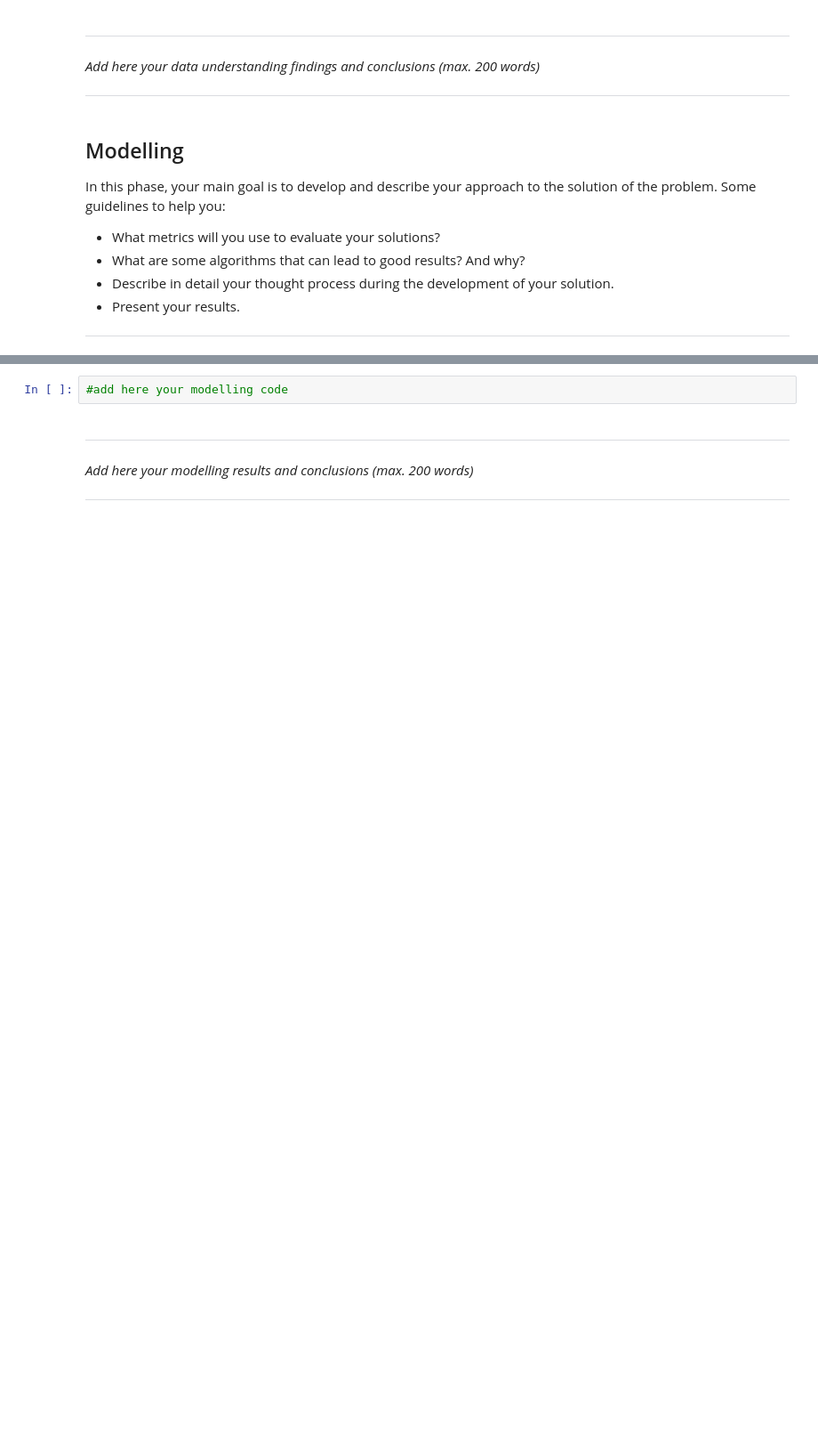
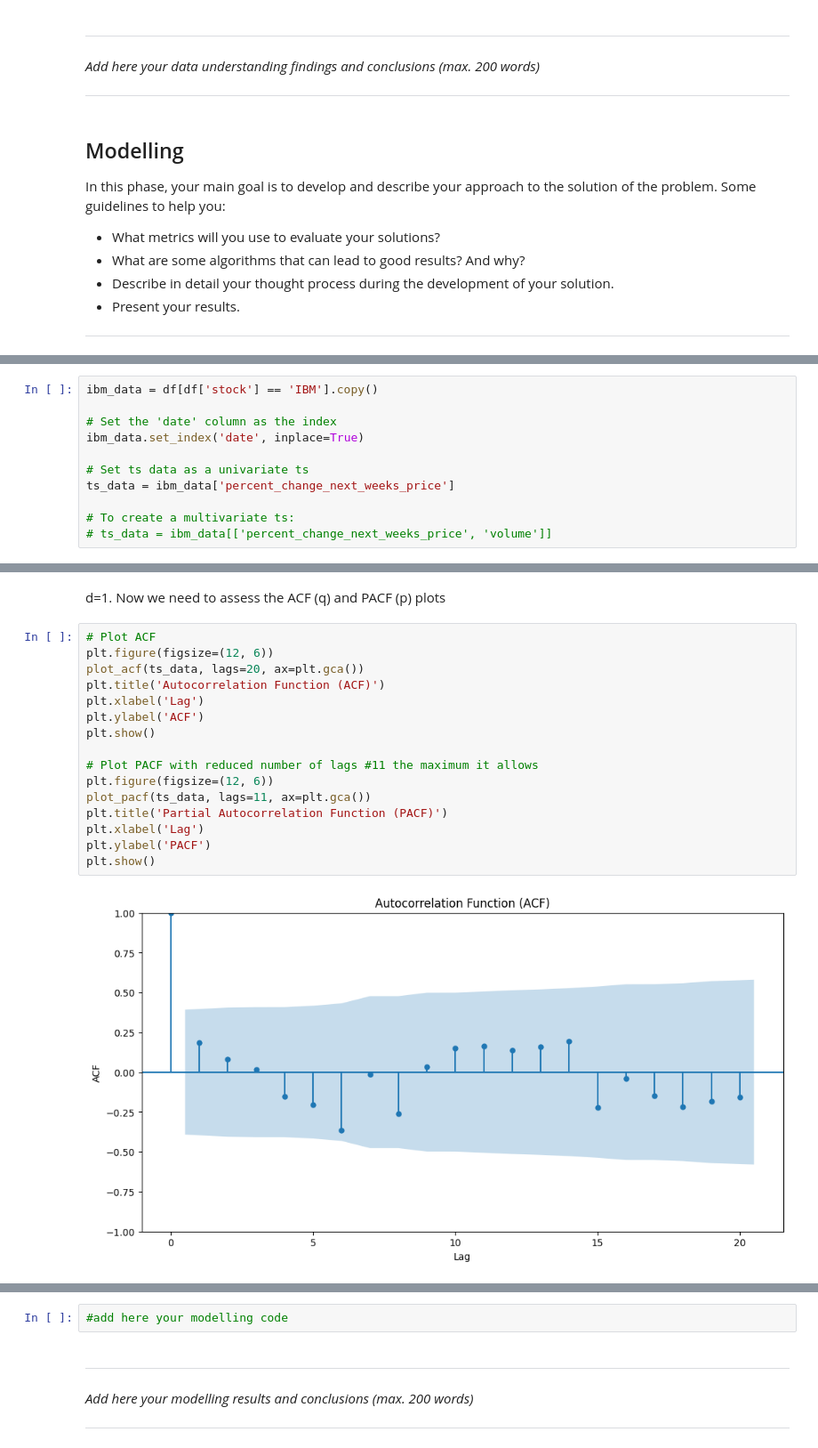
Before and after one commit to CarolinaRuivo/dowjones-index, a Jupyter notebook: template.ipynb, the cells around one changed output, grey strips where cells are left out. Shown at 89% size. Cells and saved outputs as stored; diff of their text form; blank space fills up the shorter version.

```diff
--- a/template.ipynb
+++ b/template.ipynb
@@ -545,0 +697,11 @@ In this phase, your main goal is to develop and describe your approach to the so
+# %%
+ibm_data = df[df['stock'] == 'IBM'].copy()
+
+# Set the 'date' column as the index
+ibm_data.set_index('date', inplace=True)
+
+# Set ts data as a univariate ts
+ts_data = ibm_data['percent_change_next_weeks_price']
+
+# To create a multivariate ts:
+# ts_data = ibm_data[['percent_change_next_weeks_price', 'volume']]
@@ -545,0 +740,20 @@ In this phase, your main goal is to develop and describe your approach to the so
+# %% [markdown]
+d=1. Now we need to assess the ACF (q) and PACF (p) plots
+# %%
+# Plot ACF
+plt.figure(figsize=(12, 6))
+plot_acf(ts_data, lags=20, ax=plt.gca())
+plt.title('Autocorrelation Function (ACF)')
+plt.xlabel('Lag')
+plt.ylabel('ACF')
+plt.show()
+
+# Plot PACF with reduced number of lags #11 the maximum it allows
+plt.figure(figsize=(12, 6))
+plot_pacf(ts_data, lags=11, ax=plt.gca())
+plt.title('Partial Autocorrelation Function (PACF)')
+plt.xlabel('Lag')
+plt.ylabel('PACF')
+plt.show()
+# %% [output]
+[figure, added]
```
Also changed, not shown: parts of 35 cells of this notebook.
